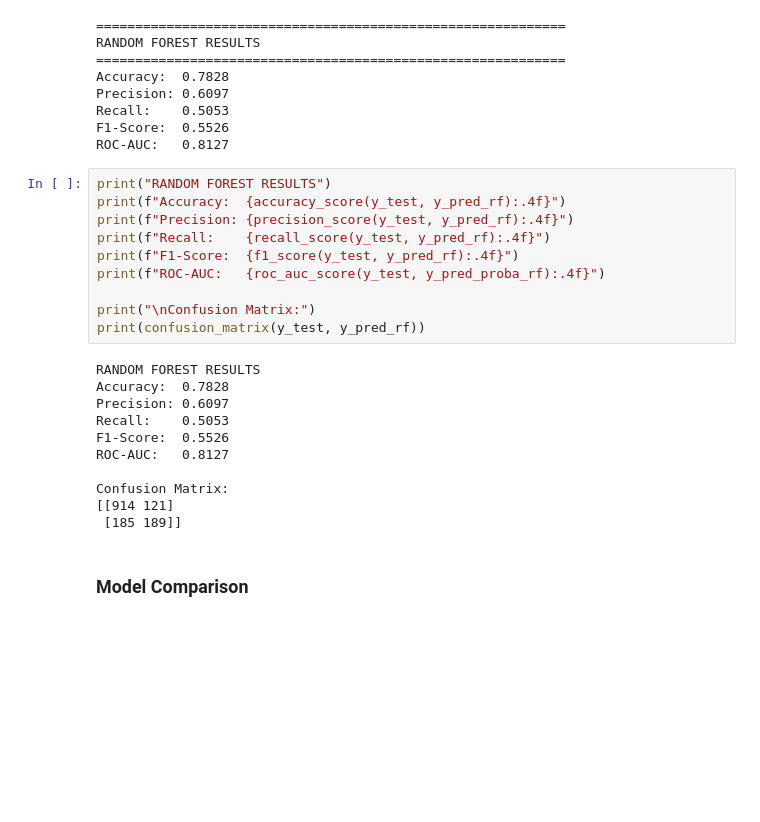
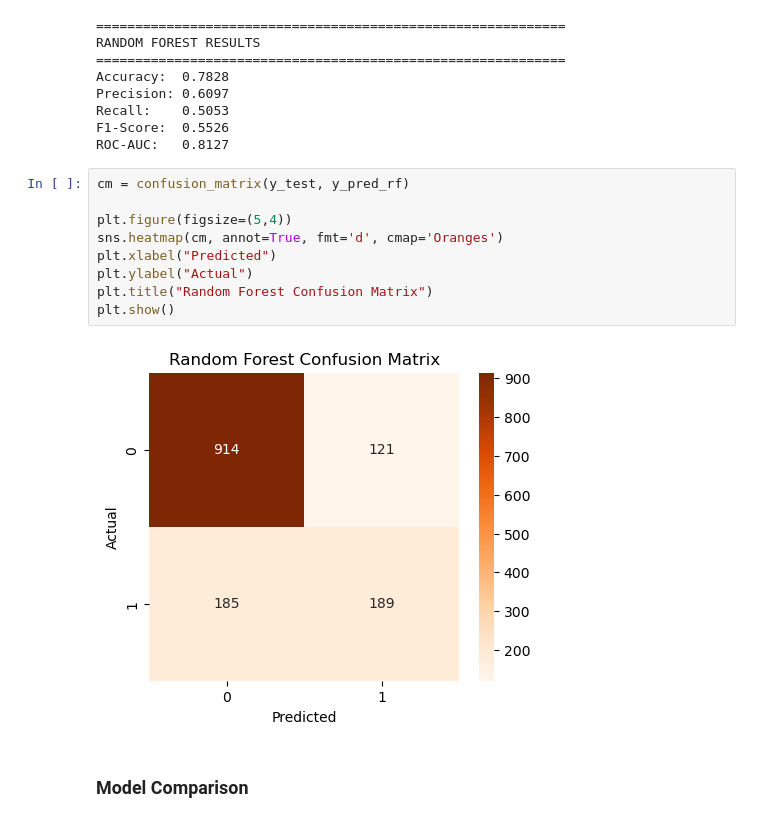
Before and after one commit to Averydo23/SSIM916-Problem-Set-1, a Jupyter notebook: data/Problem_Set_1.ipynb, the cells around one changed output. Cells and saved outputs as stored; diff of their text form; blank space fills up the shorter version.

```diff
--- a/data/Problem_Set_1.ipynb
+++ b/data/Problem_Set_1.ipynb
@@ -615,26 +615,16 @@ Recall:    0.5053
 F1-Score:  0.5526
 ROC-AUC:   0.8127
 # %%
-print("RANDOM FOREST RESULTS")
-print(f"Accuracy:  {accuracy_score(y_test, y_pred_rf):.4f}")
-print(f"Precision: {precision_score(y_test, y_pred_rf):.4f}")
-print(f"Recall:    {recall_score(y_test, y_pred_rf):.4f}")
-print(f"F1-Score:  {f1_score(y_test, y_pred_rf):.4f}")
-print(f"ROC-AUC:   {roc_auc_score(y_test, y_pred_proba_rf):.4f}")
+cm = confusion_matrix(y_test, y_pred_rf)
 
-print("\nConfusion Matrix:")
-print(confusion_matrix(y_test, y_pred_rf))
+plt.figure(figsize=(5,4))
+sns.heatmap(cm, annot=True, fmt='d', cmap='Oranges')
+plt.xlabel("Predicted")
+plt.ylabel("Actual")
+plt.title("Random Forest Confusion Matrix")
+plt.show()
 # %% [output]
-RANDOM FOREST RESULTS
-Accuracy:  0.7828
-Precision: 0.6097
-Recall:    0.5053
-F1-Score:  0.5526
-ROC-AUC:   0.8127
-
-Confusion Matrix:
-[[914 121]
- [185 189]]
+[figure, added]
 # %% [markdown]
 ### Model Comparison
 # %%
```
